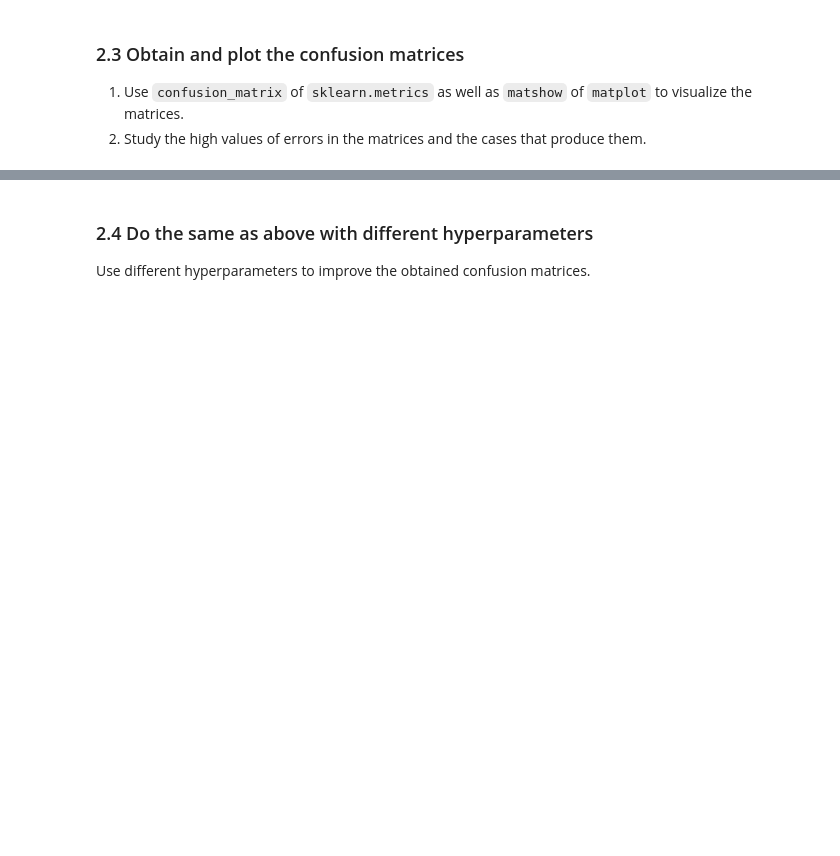
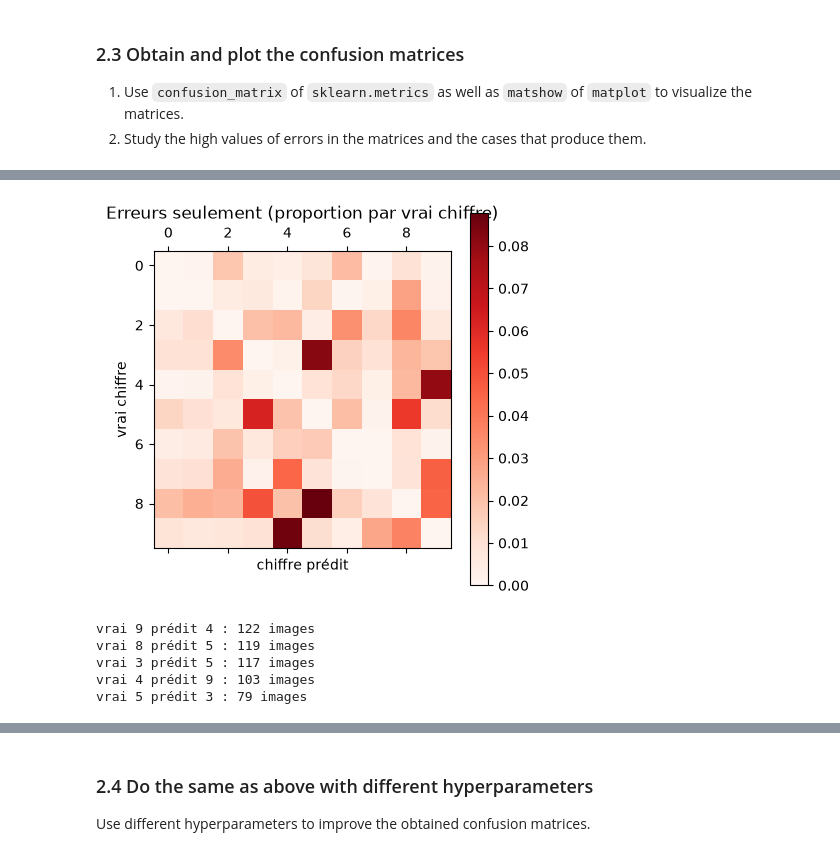
Before and after one commit to ismailab2/PROJET_AAA, a Jupyter notebook: DM2/dm2_AAA_ISMAIL_ABDRAMAN_AHMAT_HASSAN.ipynb, the cells around one changed output, grey strips where cells are left out. Cells and saved outputs as stored; diff of their text form; code cells hidden in the pictures; blank space fills up the shorter version.

```diff
--- a/DM2/dm2_AAA_ISMAIL_ABDRAMAN_AHMAT_HASSAN.ipynb
+++ b/DM2/dm2_AAA_ISMAIL_ABDRAMAN_AHMAT_HASSAN.ipynb
@@ -470,0 +554,23 @@ plt.show()
+# %%
+sans_diagonale = matrice / matrice.sum(axis=1, keepdims=True)   # proportions par ligne
+np.fill_diagonal(sans_diagonale, 0)                             # on enlève les bonnes réponses
+
+plt.matshow(sans_diagonale, cmap="Reds")
+plt.title("Erreurs seulement (proportion par vrai chiffre)")
+plt.xlabel("chiffre prédit"); plt.ylabel("vrai chiffre")
+plt.colorbar()
+plt.show()
+
+# les 5 confusions les plus fréquentes (en nombre d'images)
+erreurs = matrice.copy()
+np.fill_diagonal(erreurs, 0)
+for k in np.argsort(erreurs, axis=None)[::-1][:5]:
+    vrai, predit = divmod(k, 10)
+    print(f"vrai {vrai} prédit {predit} : {erreurs[vrai, predit]} images")
+# %% [output]
+[figure, added]
+vrai 9 prédit 4 : 122 images
+vrai 8 prédit 5 : 119 images
+vrai 3 prédit 5 : 117 images
+vrai 4 prédit 9 : 103 images
+vrai 5 prédit 3 : 79 images
```
Also changed, not shown: parts of 42 cells of this notebook.
